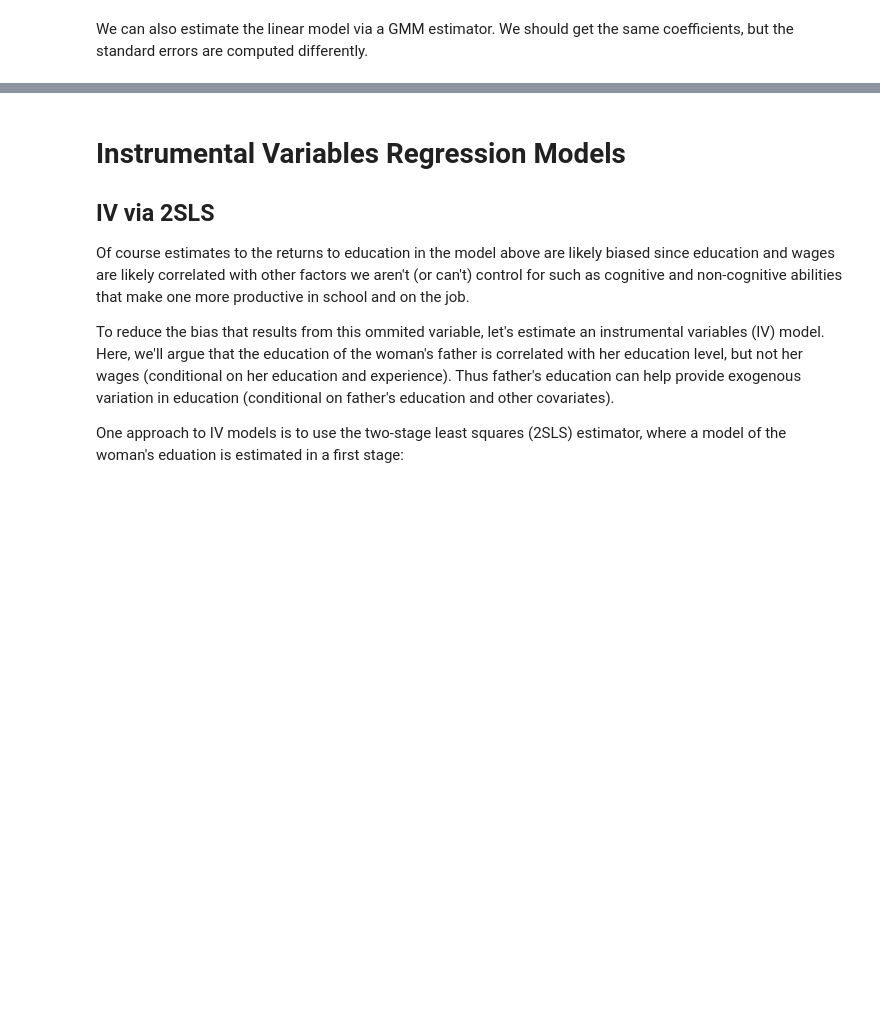
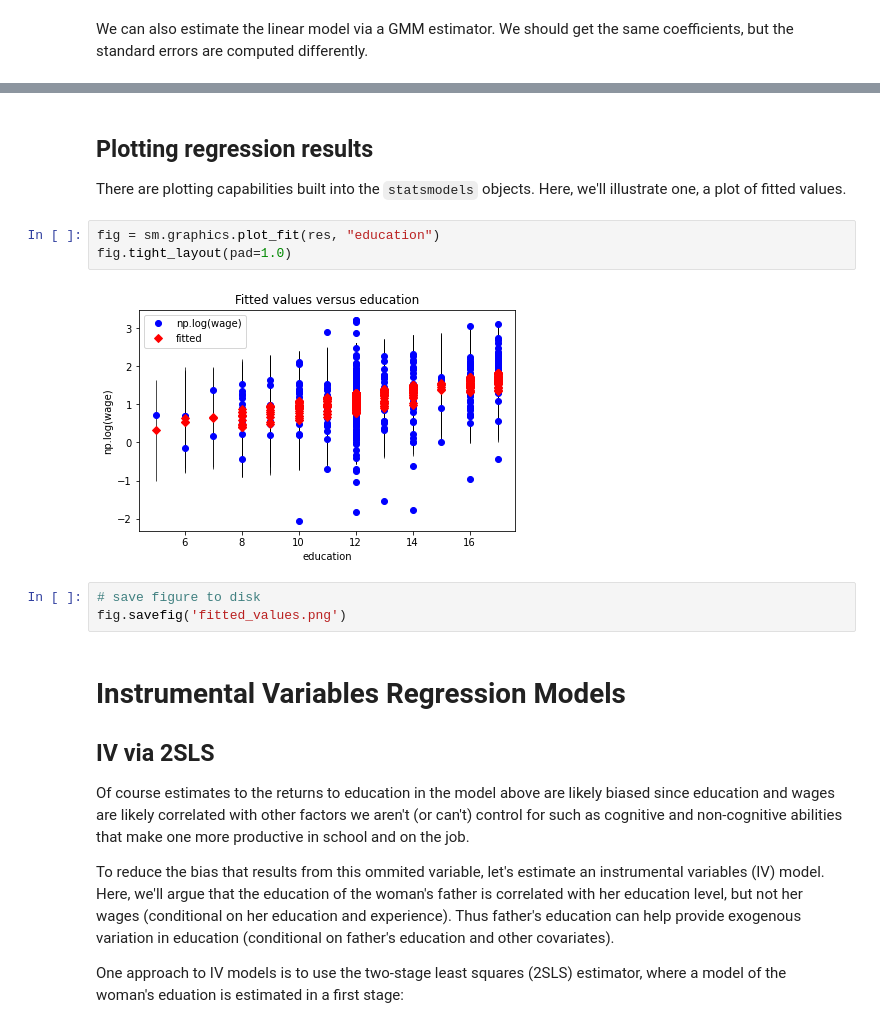
Before and after one commit to jdebacker/CompEcon_Fall21, a Jupyter notebook: Econometrics/Python_Econometrics.ipynb, the cells around one changed output, grey strips where cells are left out. Cells and saved outputs as stored; diff of their text form; blank space fills up the shorter version.

```diff
--- a/Econometrics/Python_Econometrics.ipynb
+++ b/Econometrics/Python_Econometrics.ipynb
@@ -199,6 +200,18 @@ experience                  0.0416     0.0152     2.7344     0.0063      0.0118
 np.power(experience, 2)    -0.0008     0.0004    -1.9402     0.0524     -0.0016   8.276e-06
 education                   0.1075     0.0132     8.1697     0.0000      0.0817      0.1333
 ===========================================================================================
+# %% [markdown]
+## Plotting regression results
+
+There are plotting capabilities built into the `statsmodels` objects.  Here, we'll illustrate one, a plot of fitted values.
+# %%
+fig = sm.graphics.plot_fit(res, "education")
+fig.tight_layout(pad=1.0)
+# %% [output]
+[figure, added]
+# %%
+# save figure to disk
+fig.savefig('fitted_values.png')
 # %% [markdown]
 # Instrumental Variables Regression Models
 
```
Also changed, not shown: parts of 13 cells of this notebook.
